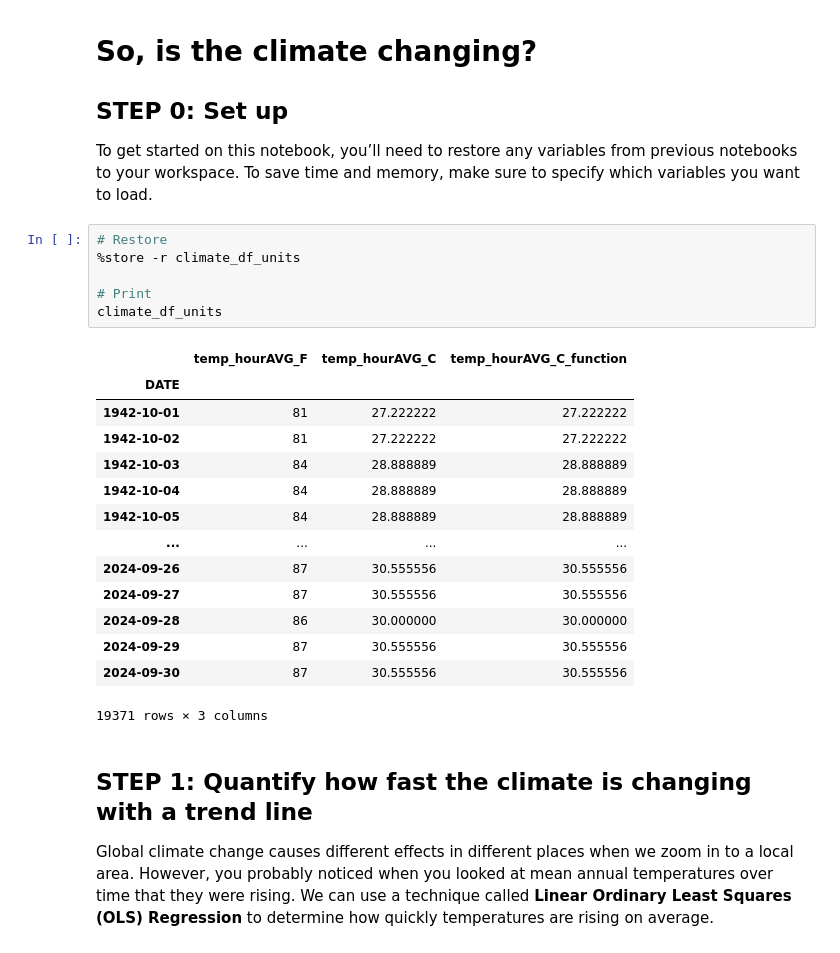
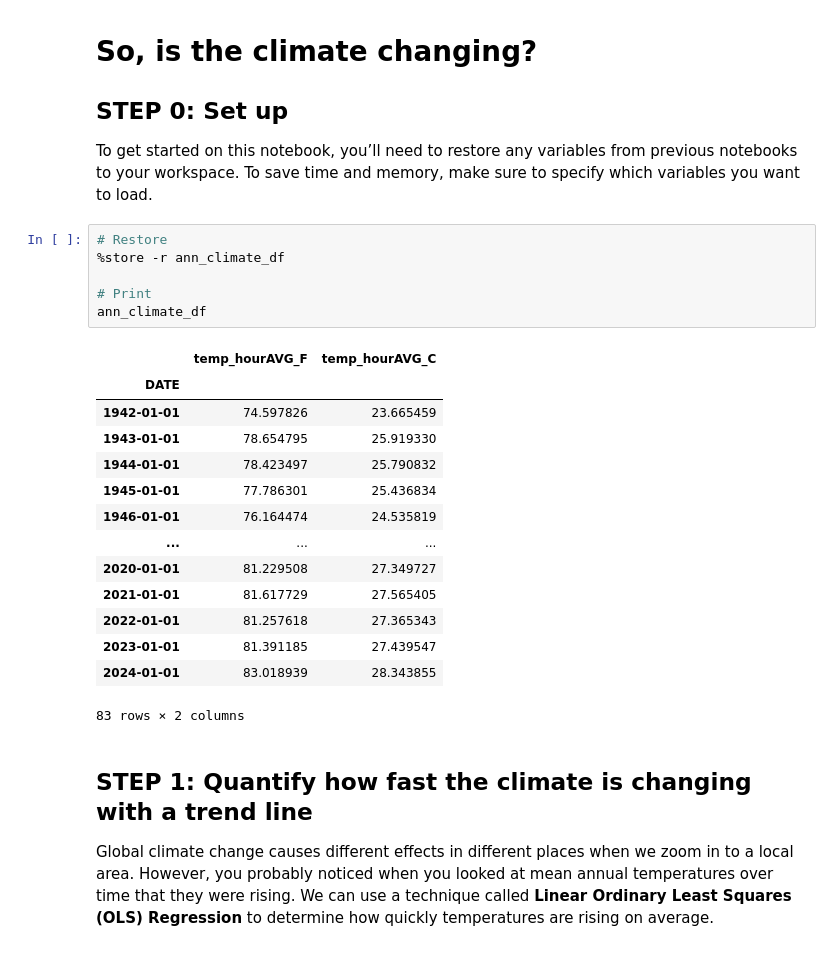
Before and after one commit to earthlab-education/02-climate-natshoff, a Jupyter notebook: Climate Coding Challenge, Part 5!.ipynb, the cells around one changed output. Cells and saved outputs as stored; diff of their text form.

```diff
--- a/Climate Coding Challenge, Part 5!.ipynb
+++ b/Climate Coding Challenge, Part 5!.ipynb
@@ -12,25 +12,25 @@ from previous notebooks to your workspace. To save time and memory, make
 sure to specify which variables you want to load.
 # %%
 # Restore
-%store -r climate_df_units
+%store -r ann_climate_df
 
 # Print
-climate_df_units
+ann_climate_df
 # %% [output]
-|  | temp_hourAVG_F | temp_hourAVG_C | temp_hourAVG_C_function |
-| DATE |  |  |  |
-| 1942-10-01 | 81 | 27.222222 | 27.222222 |
-| 1942-10-02 | 81 | 27.222222 | 27.222222 |
-| 1942-10-03 | 84 | 28.888889 | 28.888889 |
-| 1942-10-04 | 84 | 28.888889 | 28.888889 |
-| 1942-10-05 | 84 | 28.888889 | 28.888889 |
-| ... | ... | ... | ... |
-| 2024-09-26 | 87 | 30.555556 | 30.555556 |
-| 2024-09-27 | 87 | 30.555556 | 30.555556 |
-| 2024-09-28 | 86 | 30.000000 | 30.000000 |
-| 2024-09-29 | 87 | 30.555556 | 30.555556 |
-| 2024-09-30 | 87 | 30.555556 | 30.555556 |
+|  | temp_hourAVG_F | temp_hourAVG_C |
+| DATE |  |  |
+| 1942-01-01 | 74.597826 | 23.665459 |
+| 1943-01-01 | 78.654795 | 25.919330 |
+| 1944-01-01 | 78.423497 | 25.790832 |
+| 1945-01-01 | 77.786301 | 25.436834 |
+| 1946-01-01 | 76.164474 | 24.535819 |
+| ... | ... | ... |
+| 2020-01-01 | 81.229508 | 27.349727 |
+| 2021-01-01 | 81.617729 | 27.565405 |
+| 2022-01-01 | 81.257618 | 27.365343 |
+| 2023-01-01 | 81.391185 | 27.439547 |
+| 2024-01-01 | 83.018939 | 28.343855 |
-19371 rows × 3 columns
+83 rows × 2 columns
 # %% [markdown]
 ## STEP 1: Quantify how fast the climate is changing with a trend line
 
```
Also changed, not shown: parts of 3 cells of this notebook.
